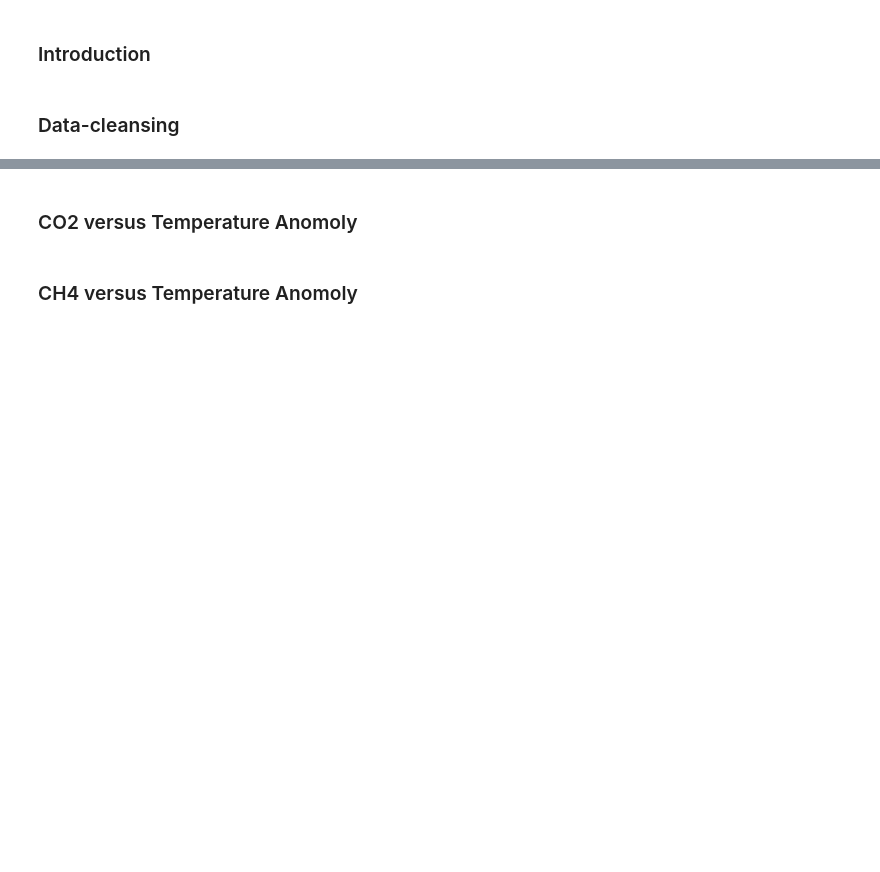
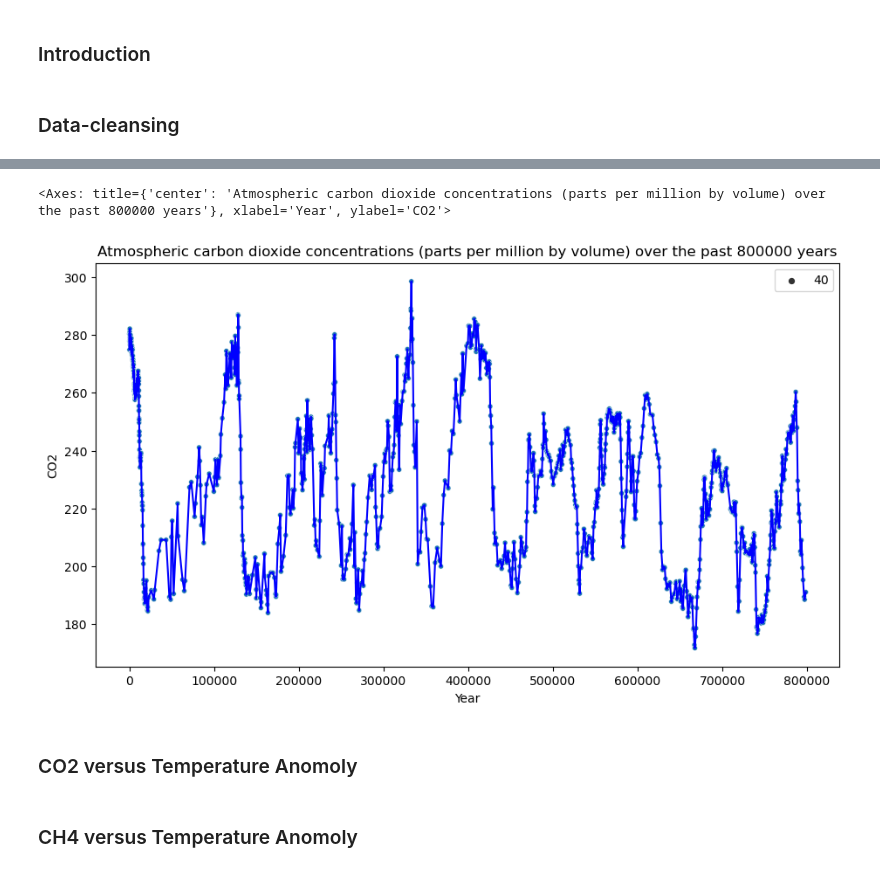
Before and after one commit to jmce22/pfda_project2, a Jupyter notebook: pfda_project2.ipynb, the cells around one changed output, grey strips where cells are left out. Drawn from its saved outputs; the diff is of its cells as text; code cells hidden in the pictures; blank space fills up the shorter version.

```diff
--- a/pfda_project2.ipynb
+++ b/pfda_project2.ipynb
@@ -55,3 +84,13 @@ sns.scatterplot(x='X', y='Y', data=df_co2_nature)
+# %%
+plt.figure(figsize= (11,6))
+plt.title('Atmospheric carbon dioxide concentrations (parts per million by volume) over the past 800000 years')
+
+sns.scatterplot(x='Year', y='CO2', data=df_co2_nature, size = 40)      # use 'size' parameter to decrease size of markers
+
+sns.lineplot(x = 'Year', y = 'CO2', data = df_co2_nature, color = 'blue')
+# %% [output]
+<Axes: title={'center': 'Atmospheric carbon dioxide concentrations (parts per million by volume) over the past 800000 years'}, xlabel='Year', ylabel='CO2'>
+[figure, added]
 # %% [markdown]
 ### CO2 versus Temperature Anomoly ###
 # %% [markdown]
```
Also changed, not shown: parts of 6 cells of this notebook, 3 other files.
